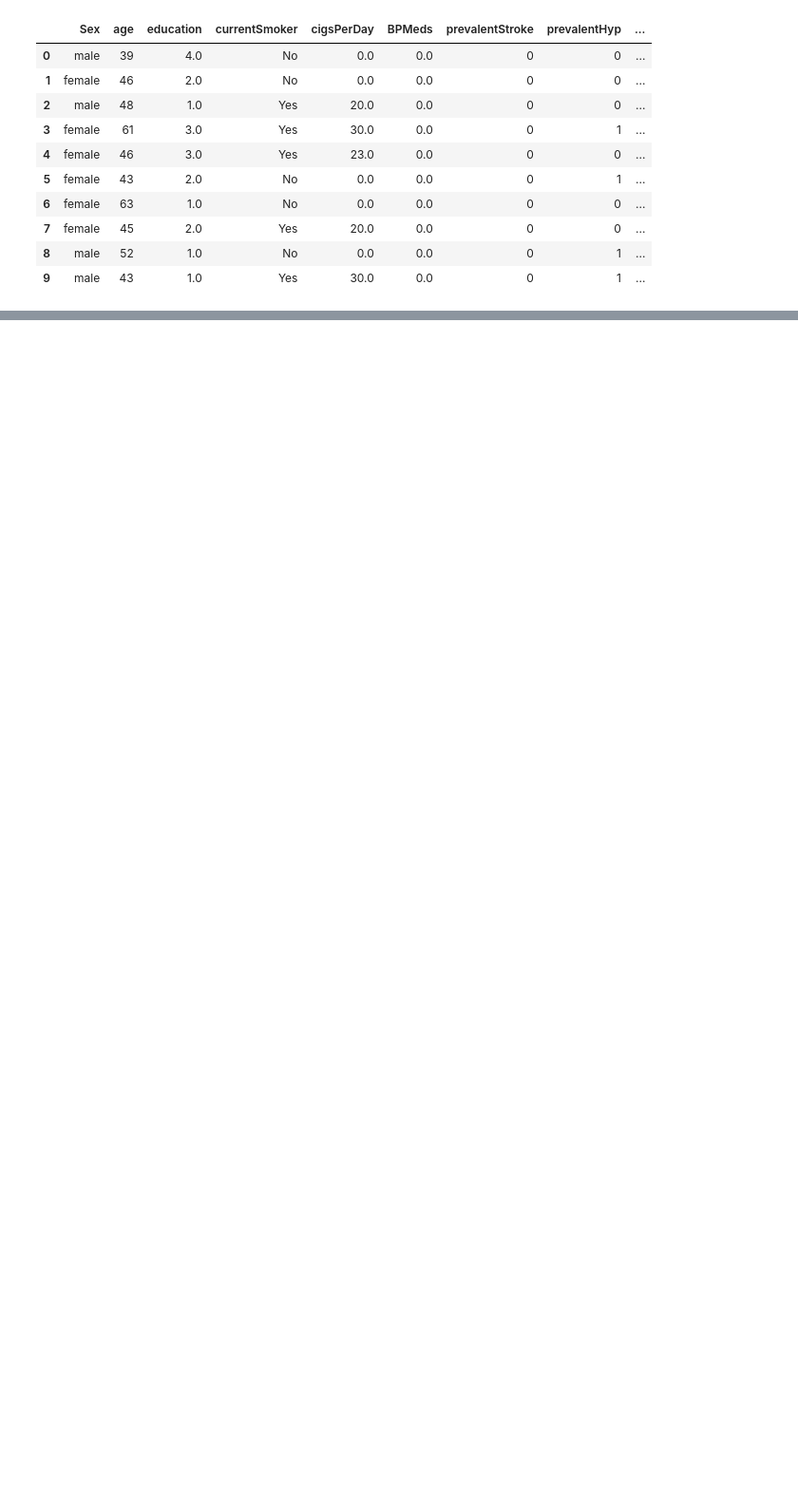
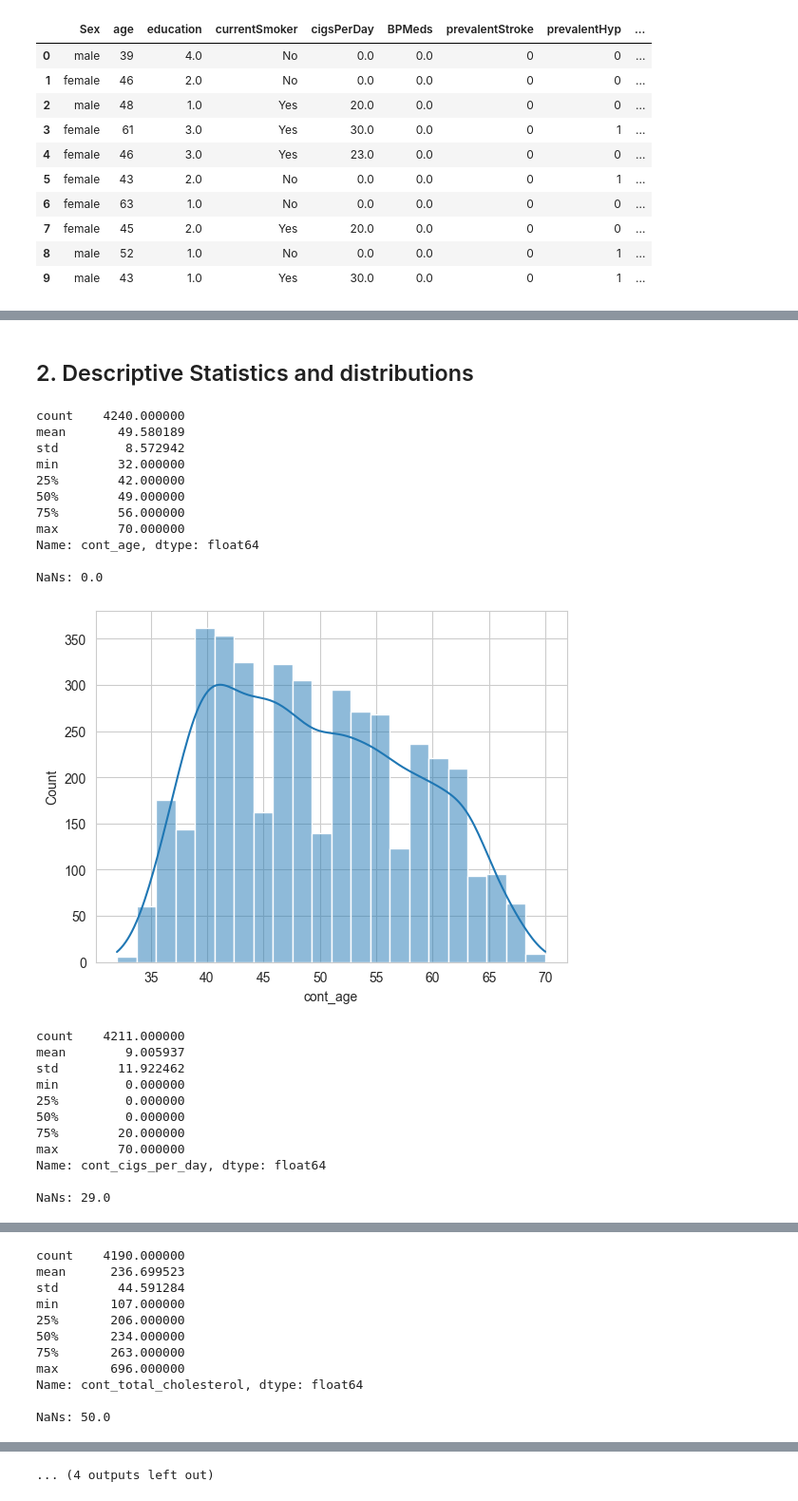
Before and after one commit to eduardotanqueiro/Project1-AAA, a Jupyter notebook: src/note.ipynb, the cells around one changed output, grey strips where cells are left out. Shown at 95% size. Drawn from its saved outputs; the diff is of its cells as text; code cells hidden in the pictures; blank space fills up the shorter version.

```diff
--- a/src/note.ipynb
+++ b/src/note.ipynb
@@ -42,3 +42,6 @@ from pgmpy.estimators import BayesianEstimator
 from pgmpy.estimators import BDeuScore, K2Score, BicScore
 from pgmpy.estimators import ExhaustiveSearch
 from pgmpy.estimators import HillClimbSearch
+# %%
+# set general params
+sns.set_style("whitegrid")
@@ -76,0 +100,16 @@ glucose: min: 40.0, max: 394.0, mean: 81.9597973709634, std: 22.831786192895972
+# %%
+# turn categorical and ordinal variables into strings for interpretable categories
+# there is no need for purely numerical input in bayesian network and it improves readability
+df['ord_education'] = df['ord_education'].replace({1: 'some high school',
+                                                   2: 'high school/GED',
+                                                   3: 'some college/vocational school',
+                                                   4: 'college'})
+
+# loop through dummy columns
+cols = ['cat_bp_meds', 'cat_prev_stroke', 'cat_prev_hypertense', 'cat_ten_year_chd']
+
+for col in cols:
+    df[col] = df[col].replace({0: 'No',
+                               1: 'Yes'})
+
+df.head(5)
@@ -76,0 +123,37 @@ glucose: min: 40.0, max: 394.0, mean: 81.9597973709634, std: 22.831786192895972
+# %% [markdown]
+## 2. Descriptive Statistics and distributions
+# %%
+# continuous variables
+cont_cols = [col for col in df.columns if col.startswith('cont_')]
+
+for col in cont_cols:
+    desc = df[col].describe()
+    print(desc)
+    print(f'\nNaNs: {len(df) - desc.loc["count"]}')
+    print('\n')
+    sns.histplot(df[col], bins='auto', kde=True)
+    plt.show()
+# %% [output]
+count    4240.000000
+mean       49.580189
+std         8.572942
+min        32.000000
+25%        42.000000
+50%        49.000000
+75%        56.000000
+max        70.000000
+Name: cont_age, dtype: float64
+
+NaNs: 0.0
+[figure, added]
+count    4211.000000
+mean        9.005937
+std        11.922462
+min         0.000000
+25%         0.000000
+50%         0.000000
+75%        20.000000
+max        70.000000
+Name: cont_cigs_per_day, dtype: float64
+
+NaNs: 29.0
@@ -76,0 +161,11 @@ glucose: min: 40.0, max: 394.0, mean: 81.9597973709634, std: 22.831786192895972
+count    4190.000000
+mean      236.699523
+std        44.591284
+min       107.000000
+25%       206.000000
+50%       234.000000
+75%       263.000000
+max       696.000000
+Name: cont_total_cholesterol, dtype: float64
+
+NaNs: 50.0
@@ -76,0 +209 @@ glucose: min: 40.0, max: 394.0, mean: 81.9597973709634, std: 22.831786192895972
+... (4 outputs left out)
```
Also changed, not shown: parts of 12 cells of this notebook.
